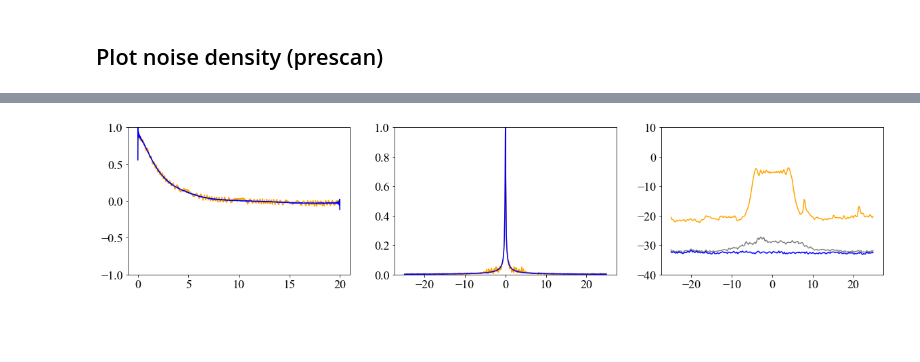
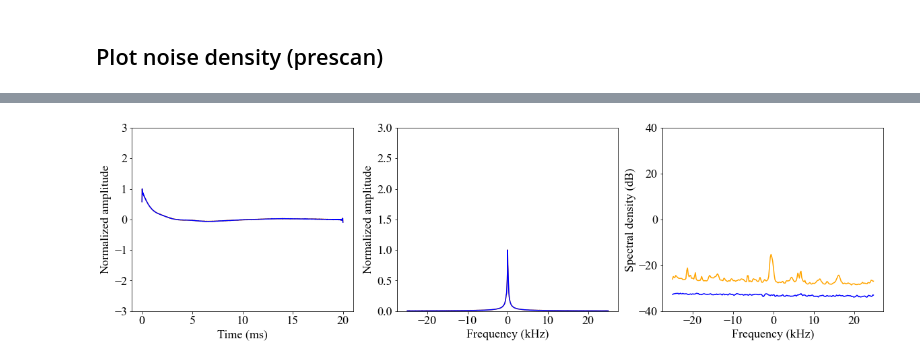
Before and after one commit to haddoc/mrir, a Jupyter notebook: notebooks/demo_fid.ipynb, the cells around one changed output, grey strips where cells are left out. Cells and saved outputs as stored; diff of their text form; code cells hidden in the pictures; blank space fills up the shorter version.

```diff
--- a/notebooks/demo_fid.ipynb
+++ b/notebooks/demo_fid.ipynb
@@ -11,7 +11,7 @@ import plotly.graph_objects as go
 %matplotlib inline
 # %%
 # Data import
-file_name = "../../data_interference/fid/ecg_10mV.h5"
+file_name = "../../data_interference/fid/baseline.h5"
 data, index, metadata = read_raw(file_name)
 num_channels_all = metadata['console']['adc']['number_channels']
 num_channels_signal = metadata['rf']['receive']['num_signal_channels']
@@ -86,32 +86,39 @@ Max e-sensor: 5.420619289462007 dB
 # %%
 # Paper figure
 import matplotlib
 matplotlib.rcParams['font.family'] = "Times New Roman"
 matplotlib.rcParams['font.size'] = 18
 import matplotlib.pyplot as plt
 spec_max = np.max(np.abs(spec_signal_cor[ch, :, 0]))
 fid_max = np.max(np.abs(np.real(data_signal_cor[ch, :, 0])))
-fig, ax = plt.subplots(nrows=1, ncols=3, figsize=(20,4))
+fig, ax = plt.subplots(nrows=1, ncols=3, figsize=(20,5))
 # FID
-ax[0].plot(axis_time, -np.real(data_signal_raw[ch, :, 0])/fid_max, 'orange')
-ax[0].plot(axis_time, -np.real(data_signal_cor[ch, :, 0])/fid_max, 'blue')
-ax[0].set_ylim(-1,1)
+ax[0].plot(axis_time, np.real(data_signal_raw[ch, :, 0])/fid_max, 'orange')
+ax[0].plot(axis_time, np.real(data_signal_cor[ch, :, 0])/fid_max, 'blue')
+ax[0].set_ylim(-3,3)
+ax[0].set_xlabel("Time (ms)")
+ax[0].set_ylabel("Normalized amplitude")
 # Signal spectrum
 ax[1].plot(axis_freq, np.abs(spec_signal_raw[ch, :, 0])/spec_max, 'orange')
 ax[1].plot(axis_freq, np.abs(spec_signal_cor[ch, :, 0])/spec_max, 'blue')
-ax[1].set_ylim(0,1)
+ax[1].set_ylim(0,3)
+ax[1].set_xlabel("Frequency (kHz)")
+ax[1].set_ylabel("Normalized amplitude")
 # Noise power
 ax[2].plot(1e-3*axis_pow, 10 * np.log10(pow_raw[ch, :]), 'orange')
-ax[2].plot(1e-3*axis_pow, 10 * np.log10(pow_cor_no_es[ch, :]), 'gray')
+# ax[2].plot(1e-3*axis_pow, 10 * np.log10(pow_cor_no_es[ch, :]), 'gray')
 ax[2].plot(1e-3*axis_pow, 10 * np.log10(pow_cor[ch, :]), 'blue')
-ax[2].set_ylim(-40,10,1)
+ax[2].set_ylim(-40,40,1)
+ax[2].set_xlabel("Frequency (kHz)")
+ax[2].set_ylabel("Spectral density (dB)")
+
 # fig.savefig("fid_correction.tif", dpi=600, format="tiff")
 dir_data, file_data = os.path.split(file_name)
 dir_fig = os.path.join(dir_data, "figures")
 if not os.path.isdir(dir_fig):
     os.mkdir(dir_fig)
 file_fig = os.path.splitext(file_data)[0] + ".svg"
 fig.savefig(os.path.join(dir_fig, file_fig))
 # fig.savefig("fid_correction.tif", dpi=600, format="tiff")
 # %% [output]
-[figure, old version]
+[figure, new version]
```
Also changed, not shown: parts of 1 cell of this notebook, 2 other files.
